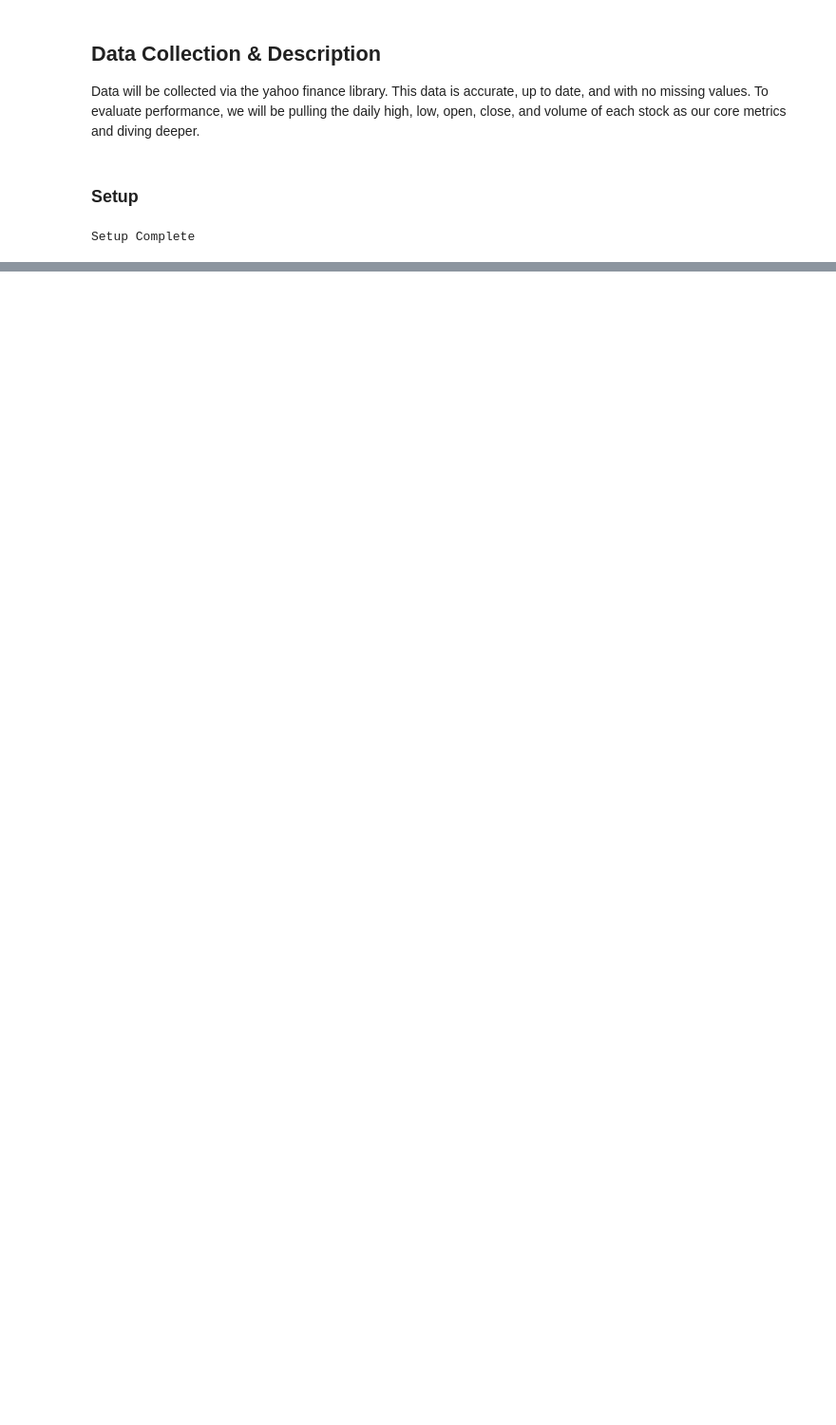
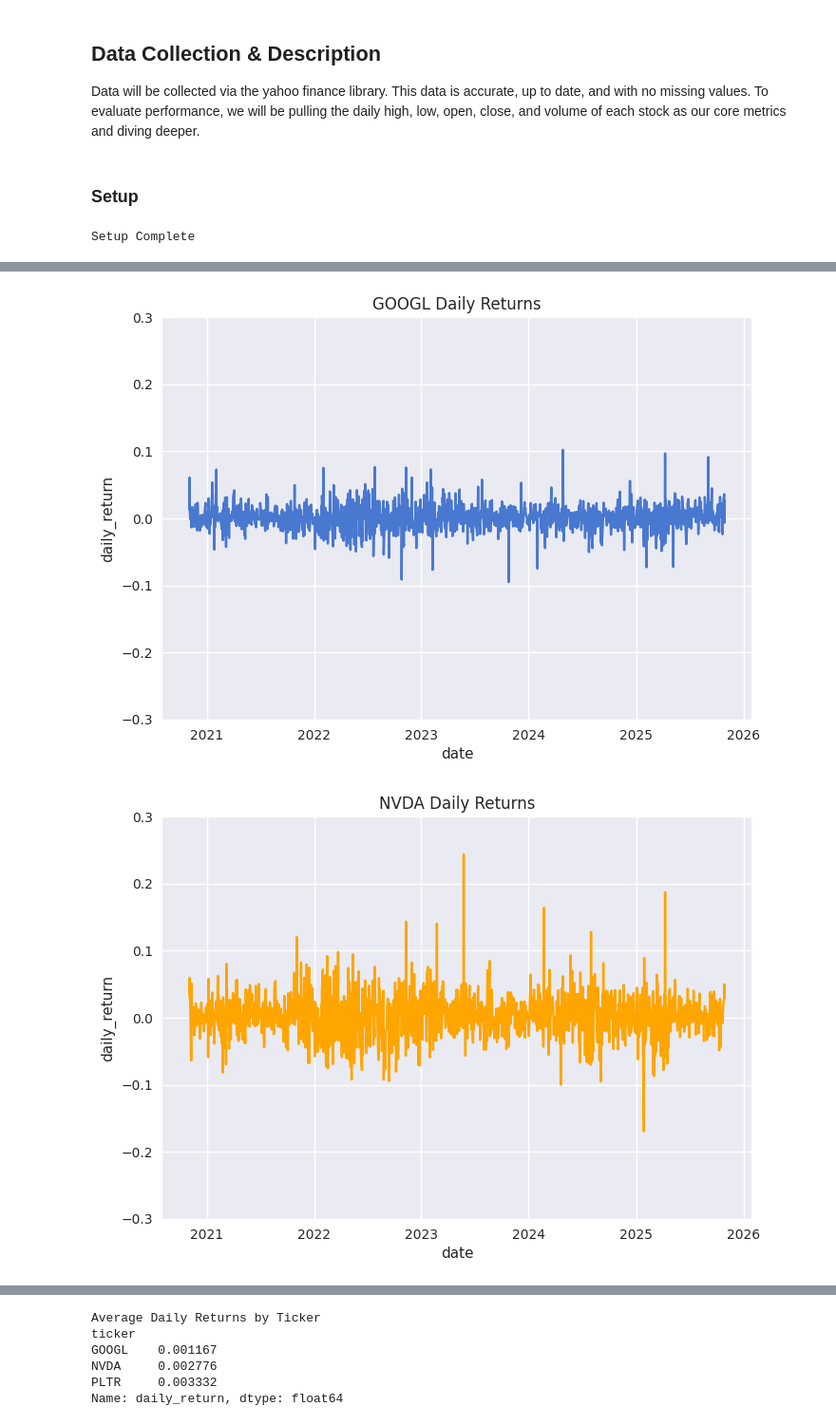
Before and after one commit to jasonho318/finance-analytics-project, a Jupyter notebook: eda.ipynb, the cells around one changed output, grey strips where cells are left out. Shown: that part at 95% size. Drawn from its saved outputs; the diff is of its cells as text; code cells hidden in the pictures; blank space fills up the shorter version.

```diff
--- a/eda.ipynb
+++ b/eda.ipynb
@@ -106,0 +153,25 @@ We can see that there aren't any nulls, datatypes are configured as they should
+# %%
+df["daily_return"] = df.groupby('ticker')['close'].pct_change()
+df_googl = df[df['ticker'] == 'GOOGL']
+df_nvda = df[df['ticker'] == 'NVDA']
+df_pltr = df[df['ticker'] == 'PLTR']
+avg_returns = df.groupby('ticker')['daily_return'].mean()
+
+sns.lineplot(data=df_googl, x='date', y='daily_return',)
+plt.title('GOOGL Daily Returns')
+plt.ylim(-.3, .3)
+plt.show()
+sns.lineplot(data=df_nvda, x='date', y='daily_return', color='orange')
+plt.title('NVDA Daily Returns')
+plt.ylim(-.3, .3)
+plt.show()
+sns.lineplot(data=df_pltr, x='date', y='daily_return', color='green')
+plt.title('PLTR Daily Returns')
+plt.ylim(-.3, .3)
+plt.show()
+
+print('Average Daily Returns by Ticker')
+print(avg_returns)
+# %% [output]
+[figure, added]
+[figure, added]
@@ -106,0 +179,6 @@ We can see that there aren't any nulls, datatypes are configured as they should
+Average Daily Returns by Ticker
+ticker
+GOOGL    0.001167
+NVDA     0.002776
+PLTR     0.003332
+Name: daily_return, dtype: float64
```
Also changed, not shown: parts of 20 cells of this notebook.
